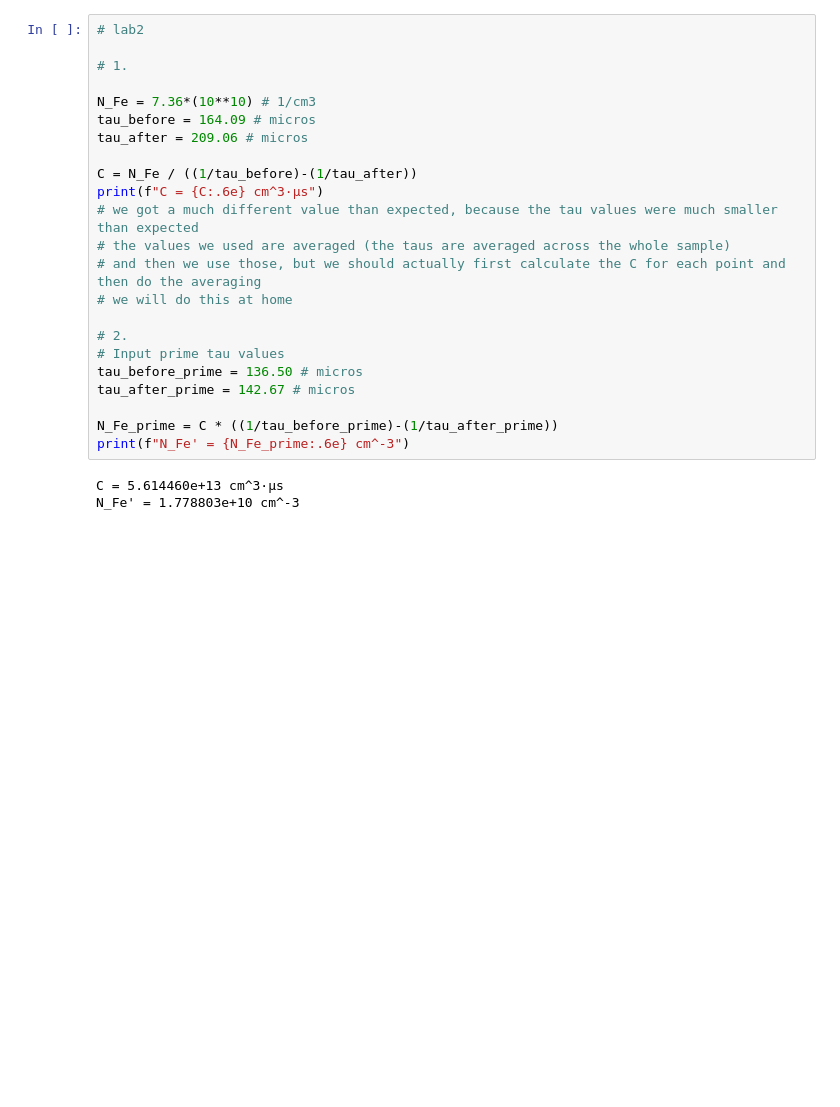
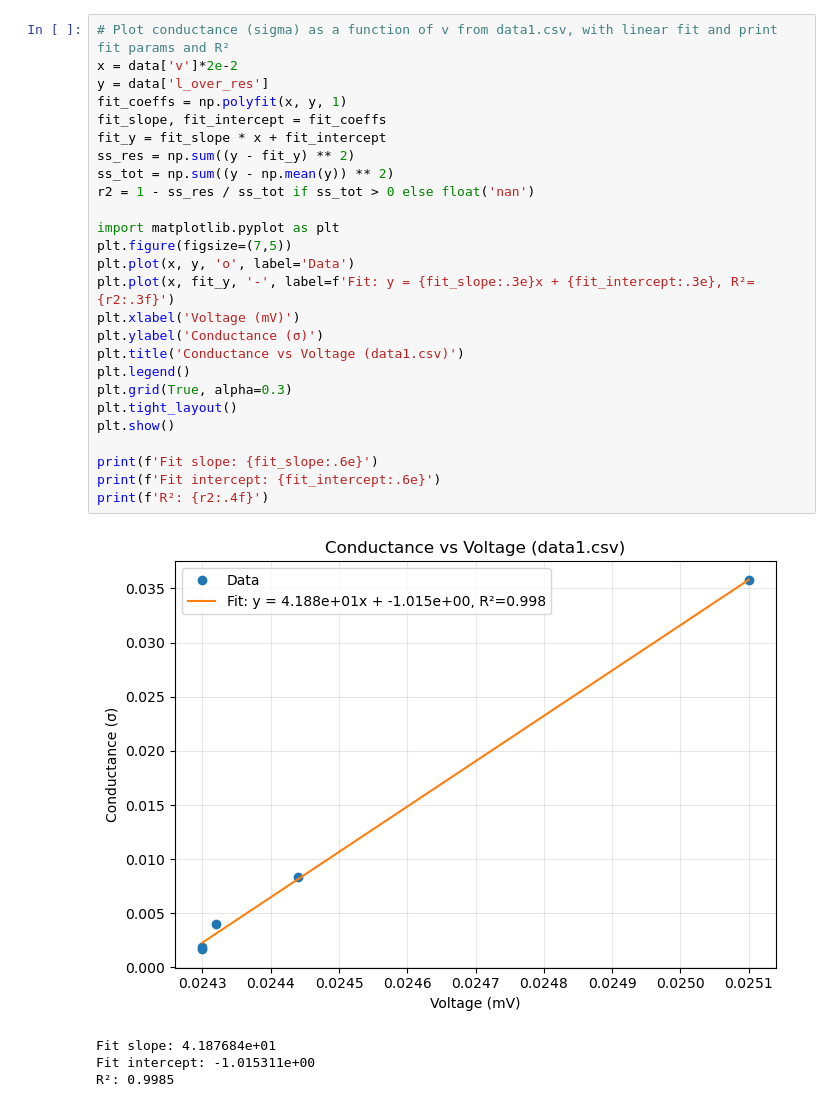
Before and after one commit to peti12352/physeng_lab_reports, a Jupyter notebook: courses/nano/semi/docs/notes.ipynb, the cells around one changed output. Drawn from its saved outputs; the diff is of its cells as text; blank space fills up the shorter version.

```diff
--- a/courses/nano/semi/docs/notes.ipynb
+++ b/courses/nano/semi/docs/notes.ipynb
@@ -47,26 +62,31 @@ Intercept: 1.212277
-# %%
-# lab2
-
-# 1.
-
-N_Fe = 7.36*(10**10) # 1/cm3
-tau_before = 164.09 # micros
-tau_after = 209.06 # micros
-
-C = N_Fe / ((1/tau_before)-(1/tau_after))
-print(f"C = {C:.6e} cm^3·µs")
-# we got a much different value than expected, because the tau values were much smaller than expected
-# the values we used are averaged (the taus are averaged across the whole sample)
-# and then we use those, but we should actually first calculate the C for each point and then do the averaging
-# we will do this at home
-
-# 2.
-# Input prime tau values
-tau_before_prime = 136.50 # micros
-tau_after_prime = 142.67 # micros
-
-N_Fe_prime = C * ((1/tau_before_prime)-(1/tau_after_prime))
-print(f"N_Fe' = {N_Fe_prime:.6e} cm^-3")
-# %% [output]
-C = 5.614460e+13 cm^3·µs
-N_Fe' = 1.778803e+10 cm^-3
+# %%
+# Plot conductance (sigma) as a function of v from data1.csv, with linear fit and print fit params and R²
+x = data['v']*2e-2
+y = data['l_over_res']
+fit_coeffs = np.polyfit(x, y, 1)
+fit_slope, fit_intercept = fit_coeffs
+fit_y = fit_slope * x + fit_intercept
+ss_res = np.sum((y - fit_y) ** 2)
+ss_tot = np.sum((y - np.mean(y)) ** 2)
+r2 = 1 - ss_res / ss_tot if ss_tot > 0 else float('nan')
+
+import matplotlib.pyplot as plt
+plt.figure(figsize=(7,5))
+plt.plot(x, y, 'o', label='Data')
+plt.plot(x, fit_y, '-', label=f'Fit: y = {fit_slope:.3e}x + {fit_intercept:.3e}, R²={r2:.3f}')
+plt.xlabel('Voltage (mV)')
+plt.ylabel('Conductance (σ)')
+plt.title('Conductance vs Voltage (data1.csv)')
+plt.legend()
+plt.grid(True, alpha=0.3)
+plt.tight_layout()
+plt.show()
+
+print(f'Fit slope: {fit_slope:.6e}')
+print(f'Fit intercept: {fit_intercept:.6e}')
+print(f'R²: {r2:.4f}')
+# %% [output]
+[figure, added]
+Fit slope: 4.187684e+01
+Fit intercept: -1.015311e+00
+R²: 0.9985
```
Also changed, not shown: parts of 24 cells of this notebook, 9 other files.
